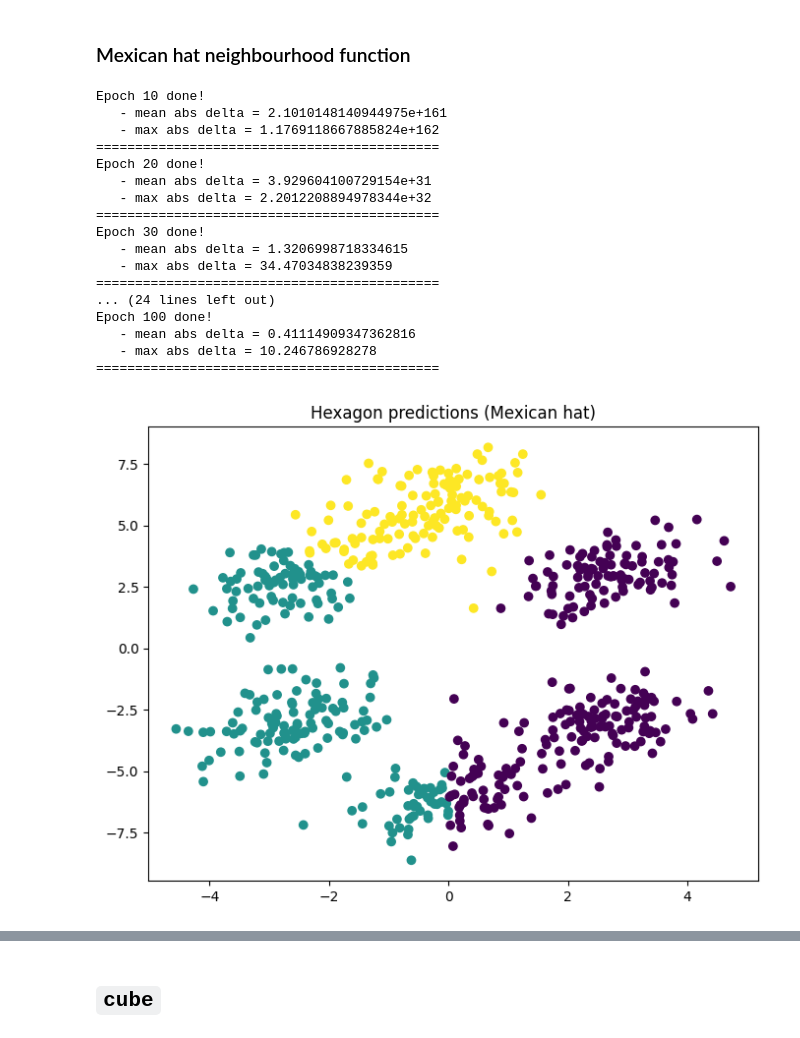
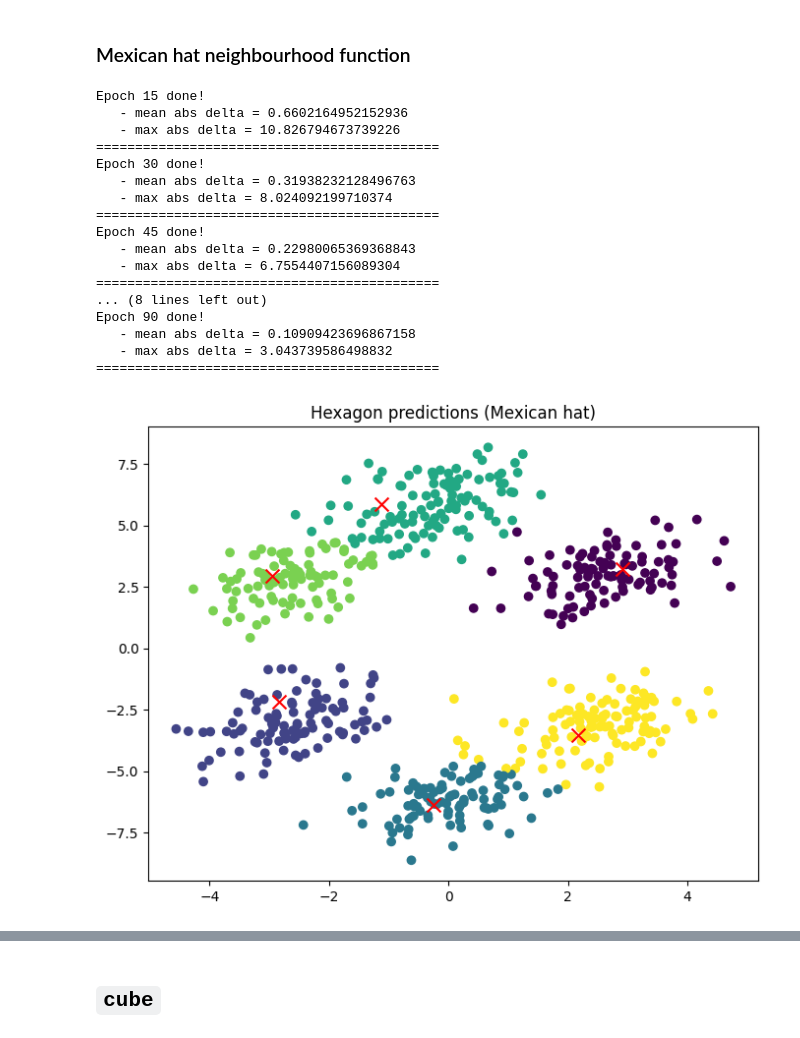
Before and after one commit to maciejors/neural-networks, a Jupyter notebook: kohonen_network/koh1.ipynb, the cells around one changed output, grey strips where cells are left out. Cells and saved outputs as stored; diff of their text form; code cells hidden in the pictures.

```diff
--- a/kohonen_network/koh1.ipynb
+++ b/kohonen_network/koh1.ipynb
@@ -165,33 +154,35 @@ koh_hex_mex = KohonenNetwork(
 )
 # %%
 koh_hex_mex.train(
-    data=hex_xy, epochs=100, init_lr=1, lr_decay_func=alpha_func,
-    neighbourhood_func=MexicanHat(nbhood_width_factor=1),
-    verbosity_period=10, random_state=33,
+    data=hex_xy, epochs=90, init_lr=1, lr_decay_func=alpha_func,
+    neighbourhood_func=MexicanHat(nbhood_width_factor=0.1),
+    verbosity_period=15, random_state=33,
 )
 # %% [output]
-Epoch 10 done!
-   - mean abs delta = 2.1010148140944975e+161
-   - max abs delta = 1.1769118667885824e+162
-============================================
-Epoch 20 done!
-   - mean abs delta = 3.929604100729154e+31
-   - max abs delta = 2.2012208894978344e+32
+Epoch 15 done!
+   - mean abs delta = 0.6602164952152936
+   - max abs delta = 10.826794673739226
 ============================================
 Epoch 30 done!
-   - mean abs delta = 1.3206998718334615
-   - max abs delta = 34.47034838239359
+   - mean abs delta = 0.31938232128496763
+   - max abs delta = 8.024092199710374
 ============================================
-... (24 lines left out)
-Epoch 100 done!
-   - mean abs delta = 0.41114909347362816
-   - max abs delta = 10.246786928278
+Epoch 45 done!
+   - mean abs delta = 0.22980065369368843
+   - max abs delta = 6.7554407156089304
 ============================================
+... (8 lines left out)
+Epoch 90 done!
+   - mean abs delta = 0.10909423696867158
+   - max abs delta = 3.043739586498832
+============================================
 # %%
 pred = koh_hex_mex.predict(hex_xy)
 # %%
+fig = plt.figure()
 plt.scatter(x='x', y='y', data=hexagon, c=pred)
 plt.title('Hexagon predictions (Mexican hat)')
+koh_hex_mex.visualise_weights(fig=fig, size=100)
 plt.show()
 # %% [output]
-[figure, old version]
+[figure, new version]
```
Also changed, not shown: parts of 12 cells of this notebook, 2 other files.
